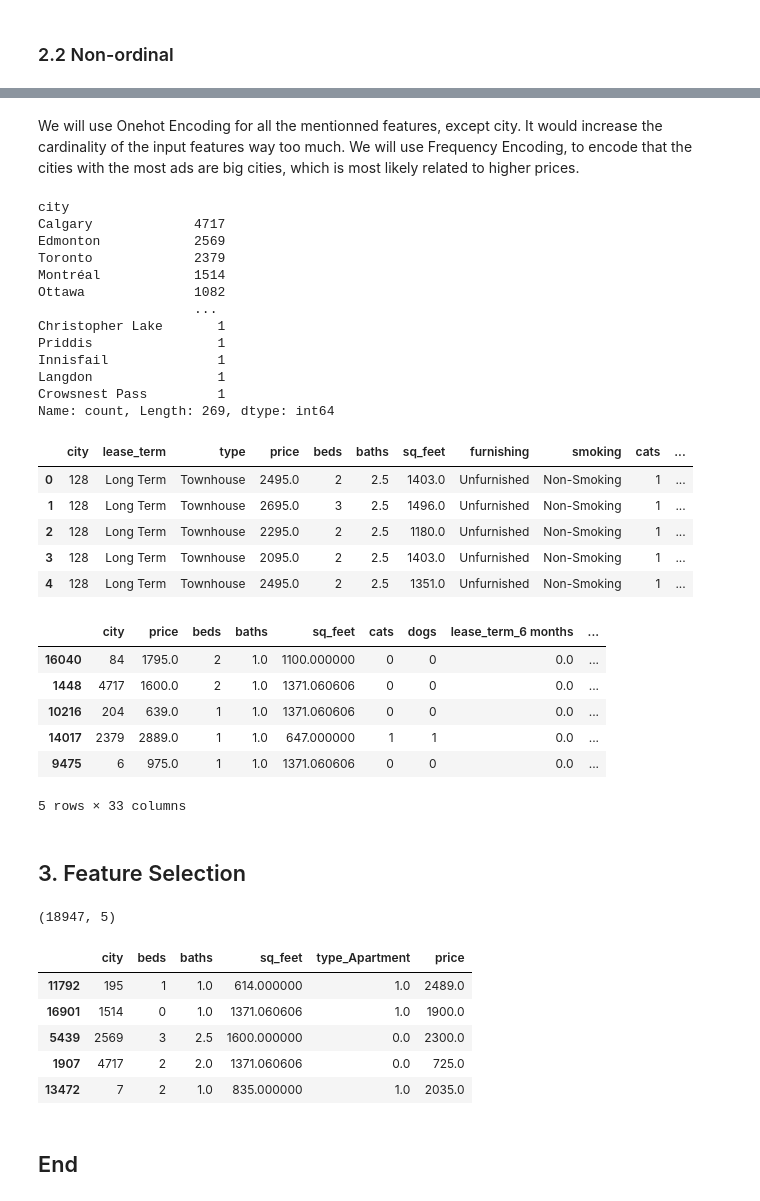
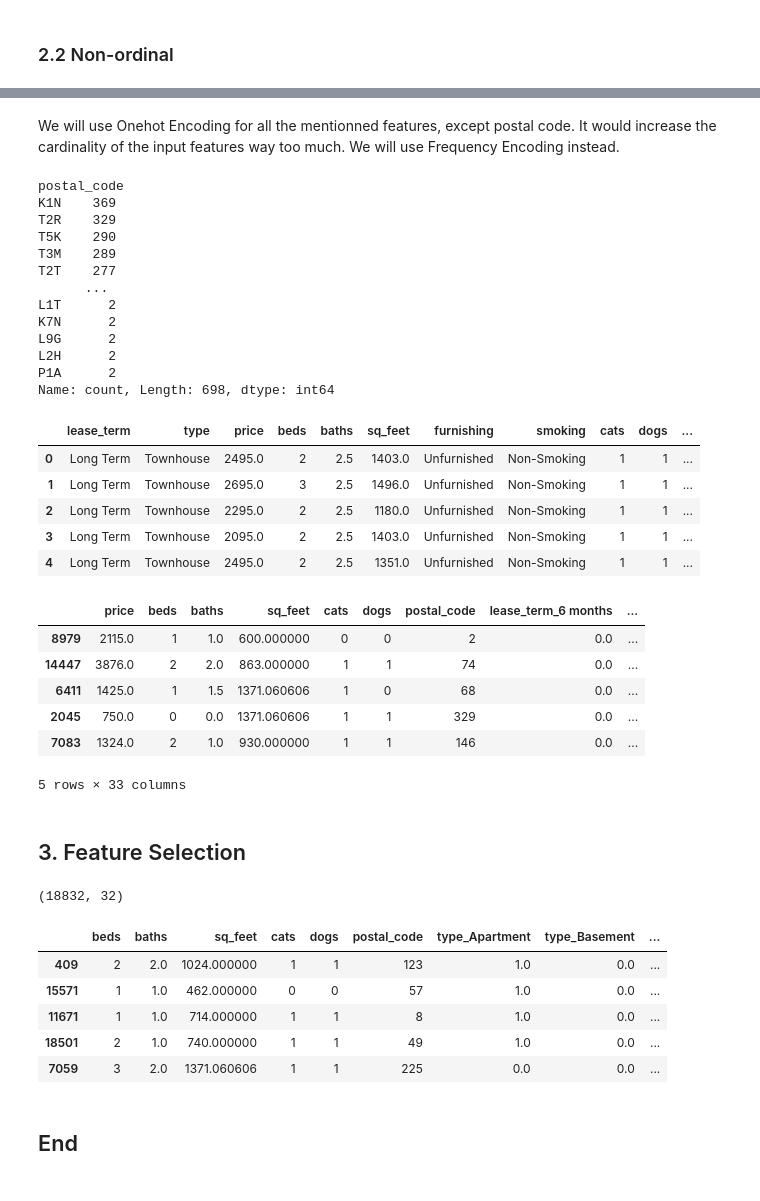
Before and after one commit to nadpierre/rental-prices-regression-project, a Jupyter notebook: DataPreprocessing.ipynb, the cells around one changed output, grey strips where cells are left out. Saved outputs shown, nothing was run; the diff lists cells and outputs as text; code cells hidden in the pictures.

```diff
--- a/DataPreprocessing.ipynb
+++ b/DataPreprocessing.ipynb
@@ -17,6 +17,6 @@ from sklearn.model_selection import train_test_split
 from sklearn.preprocessing import OneHotEncoder
 # %%
 # Load the data
-df = pd.read_pickle('../Data/cleaned_data.pkl')
+df = pd.read_csv('Data/cleaned_data.csv')
 df.shape
 # %% [output]
@@ -41,6 +41,6 @@ df.sample(5)
 
 **availability_date**: I don't think the availability date has anything to do with the price.
 # %%
-df.drop(columns=['rentfaster_id', 'province', 'address', 'latitude', 'longitude', 'link', 'availability_date'], axis=1, inplace=True)
+df = df.drop(columns=['rentfaster_id', 'province', 'city', 'address', 'latitude', 'longitude', 'link', 'availability_date'], axis=1)
 df.sample(5)
 # %% [output]
@@ -82,35 +82,35 @@ smoking         5
 dtype: int64
 # %% [markdown]
-We will use Onehot Encoding for all the mentionned features, except city. It would increase the cardinality of the input features way too much. We will use Frequency Encoding, to encode that the cities with the most ads are big cities, which is most likely related to higher prices.
+We will use Onehot Encoding for all the mentionned features, except postal code. It would increase the cardinality of the input features way too much. We will use Frequency Encoding instead.
 # %%
 # Map the city with the frequency
-city_frequency_map = df['city'].value_counts()
-city_frequency_map
+pc_frequency_map = df['postal_code'].value_counts()
+pc_frequency_map
 # %% [output]
-city
-Calgary             4717
-Edmonton            2569
-Toronto             2379
-Montréal            1514
-Ottawa              1082
-                    ...
-Christopher Lake       1
-Priddis                1
-Innisfail              1
-Langdon                1
-Crowsnest Pass         1
-Name: count, Length: 269, dtype: int64
+postal_code
+K1N    369
+T2R    329
+T5K    290
+T3M    289
+T2T    277
+      ...
+L1T      2
+K7N      2
+L9G      2
+L2H      2
+P1A      2
+Name: count, Length: 698, dtype: int64
 # %%
 # Apply frequency encoding
-df['city'] = df['city'].map(city_frequency_map)
+df['postal_code'] = df['postal_code'].map(pc_frequency_map)
 df.head()
 # %% [output]
-|  | city | lease_term | type | price | beds | baths | sq_feet | furnishing | smoking | cats | ... |
-| 0 | 128 | Long Term | Townhouse | 2495.0 | 2 | 2.5 | 1403.0 | Unfurnished | Non-Smoking | 1 | ... |
-| 1 | 128 | Long Term | Townhouse | 2695.0 | 3 | 2.5 | 1496.0 | Unfurnished | Non-Smoking | 1 | ... |
-| 2 | 128 | Long Term | Townhouse | 2295.0 | 2 | 2.5 | 1180.0 | Unfurnished | Non-Smoking | 1 | ... |
-| 3 | 128 | Long Term | Townhouse | 2095.0 | 2 | 2.5 | 1403.0 | Unfurnished | Non-Smoking | 1 | ... |
-| 4 | 128 | Long Term | Townhouse | 2495.0 | 2 | 2.5 | 1351.0 | Unfurnished | Non-Smoking | 1 | ... |
+|  | lease_term | type | price | beds | baths | sq_feet | furnishing | smoking | cats | dogs | ... |
+| 0 | Long Term | Townhouse | 2495.0 | 2 | 2.5 | 1403.0 | Unfurnished | Non-Smoking | 1 | 1 | ... |
+| 1 | Long Term | Townhouse | 2695.0 | 3 | 2.5 | 1496.0 | Unfurnished | Non-Smoking | 1 | 1 | ... |
+| 2 | Long Term | Townhouse | 2295.0 | 2 | 2.5 | 1180.0 | Unfurnished | Non-Smoking | 1 | 1 | ... |
+| 3 | Long Term | Townhouse | 2095.0 | 2 | 2.5 | 1403.0 | Unfurnished | Non-Smoking | 1 | 1 | ... |
+| 4 | Long Term | Townhouse | 2495.0 | 2 | 2.5 | 1351.0 | Unfurnished | Non-Smoking | 1 | 1 | ... |
 # %%
 # Apply OneHotEncoder for the other features
 encoder = OneHotEncoder(drop='first', sparse_output=False)
@@ -119,12 +119,12 @@ new_df = pd.DataFrame(encoded_cols, columns=encoder.get_feature_names_out(['leas
 df = df.drop(columns=['lease_term', 'type', 'furnishing', 'smoking'], axis=1).join(new_df)
 df.sample(5)
 # %% [output]
-|  | city | price | beds | baths | sq_feet | cats | dogs | lease_term_6 months | ... |
-| 16040 | 84 | 1795.0 | 2 | 1.0 | 1100.000000 | 0 | 0 | 0.0 | ... |
-| 1448 | 4717 | 1600.0 | 2 | 1.0 | 1371.060606 | 0 | 0 | 0.0 | ... |
-| 10216 | 204 | 639.0 | 1 | 1.0 | 1371.060606 | 0 | 0 | 0.0 | ... |
-| 14017 | 2379 | 2889.0 | 1 | 1.0 | 647.000000 | 1 | 1 | 0.0 | ... |
-| 9475 | 6 | 975.0 | 1 | 1.0 | 1371.060606 | 0 | 0 | 0.0 | ... |
+|  | price | beds | baths | sq_feet | cats | dogs | postal_code | lease_term_6 months | ... |
+| 8979 | 2115.0 | 1 | 1.0 | 600.000000 | 0 | 0 | 2 | 0.0 | ... |
+| 14447 | 3876.0 | 2 | 2.0 | 863.000000 | 1 | 1 | 74 | 0.0 | ... |
+| 6411 | 1425.0 | 1 | 1.5 | 1371.060606 | 1 | 0 | 68 | 0.0 | ... |
+| 2045 | 750.0 | 0 | 0.0 | 1371.060606 | 1 | 1 | 329 | 0.0 | ... |
+| 7083 | 1324.0 | 2 | 1.0 | 930.000000 | 1 | 1 | 146 | 0.0 | ... |
 5 rows × 33 columns
 # %%
 # Make sure there are no more string values
@@ -140,10 +140,10 @@ y = df['price']
 X_train, X_test, y_train, y_test = train_test_split(X, y, test_size=0.15, random_state=42)
 X.shape
 # %% [output]
-(18947, 5)
+(18832, 32)
 # %%
 # Select features using Mutual Info Regresssion, since there might be non-linear relationships between the features.
-selector = SelectKBest(score_func=mutual_info_regression, k=5)
+selector = SelectKBest(score_func=mutual_info_regression, k=10)
 X_train_selected = selector.fit_transform(X_train, y_train)
 selected_features = selector.get_feature_names_out(X.columns)
 selected_columns = list(selected_features)
@@ -151,12 +151,12 @@ selected_columns.append('price')
 df = df[selected_columns]
 df.sample(5)
 # %% [output]
-|  | city | beds | baths | sq_feet | type_Apartment | price |
-| 11792 | 195 | 1 | 1.0 | 614.000000 | 1.0 | 2489.0 |
-| 16901 | 1514 | 0 | 1.0 | 1371.060606 | 1.0 | 1900.0 |
-| 5439 | 2569 | 3 | 2.5 | 1600.000000 | 0.0 | 2300.0 |
-| 1907 | 4717 | 2 | 2.0 | 1371.060606 | 0.0 | 725.0 |
-| 13472 | 7 | 2 | 1.0 | 835.000000 | 1.0 | 2035.0 |
+|  | beds | baths | sq_feet | cats | dogs | postal_code | type_Apartment | type_Basement | ... |
+| 409 | 2 | 2.0 | 1024.000000 | 1 | 1 | 123 | 1.0 | 0.0 | ... |
+| 15571 | 1 | 1.0 | 462.000000 | 0 | 0 | 57 | 1.0 | 0.0 | ... |
+| 11671 | 1 | 1.0 | 714.000000 | 1 | 1 | 8 | 1.0 | 0.0 | ... |
+| 18501 | 2 | 1.0 | 740.000000 | 1 | 1 | 49 | 1.0 | 0.0 | ... |
+| 7059 | 3 | 2.0 | 1371.060606 | 1 | 1 | 225 | 0.0 | 0.0 | ... |
 # %%
 # Dump preprocessed data into a pickle file
 data = {
```
Also changed, not shown: parts of 8 cells of this notebook, 5 other files.
